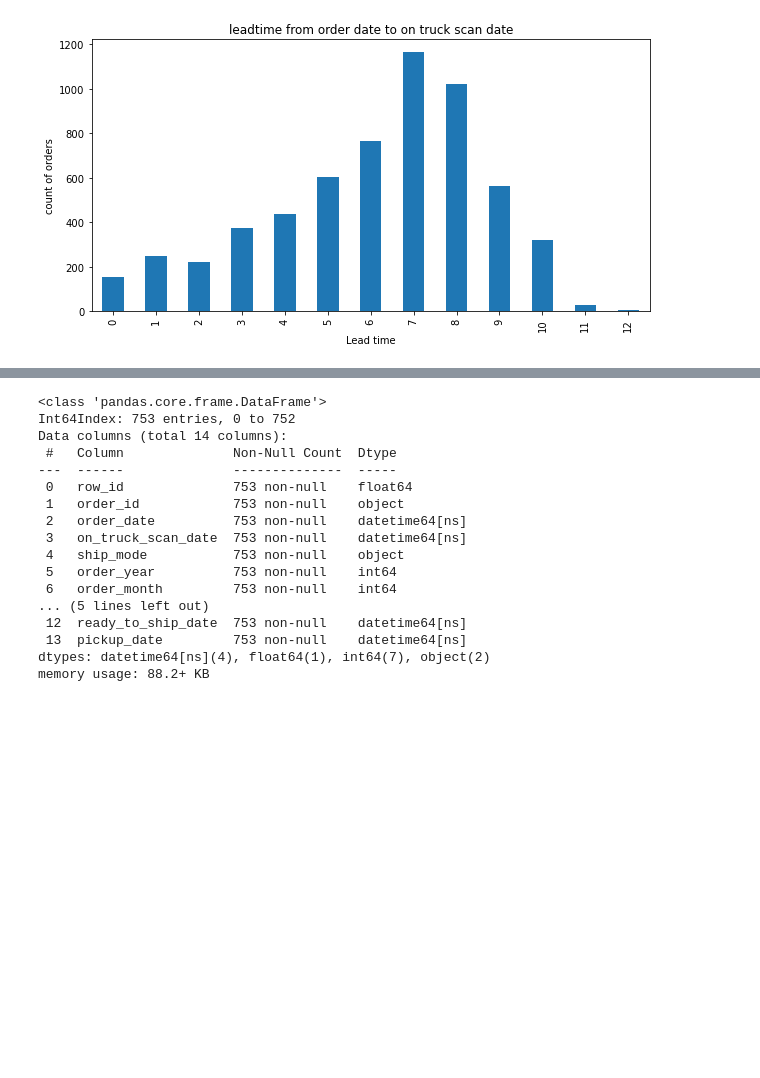
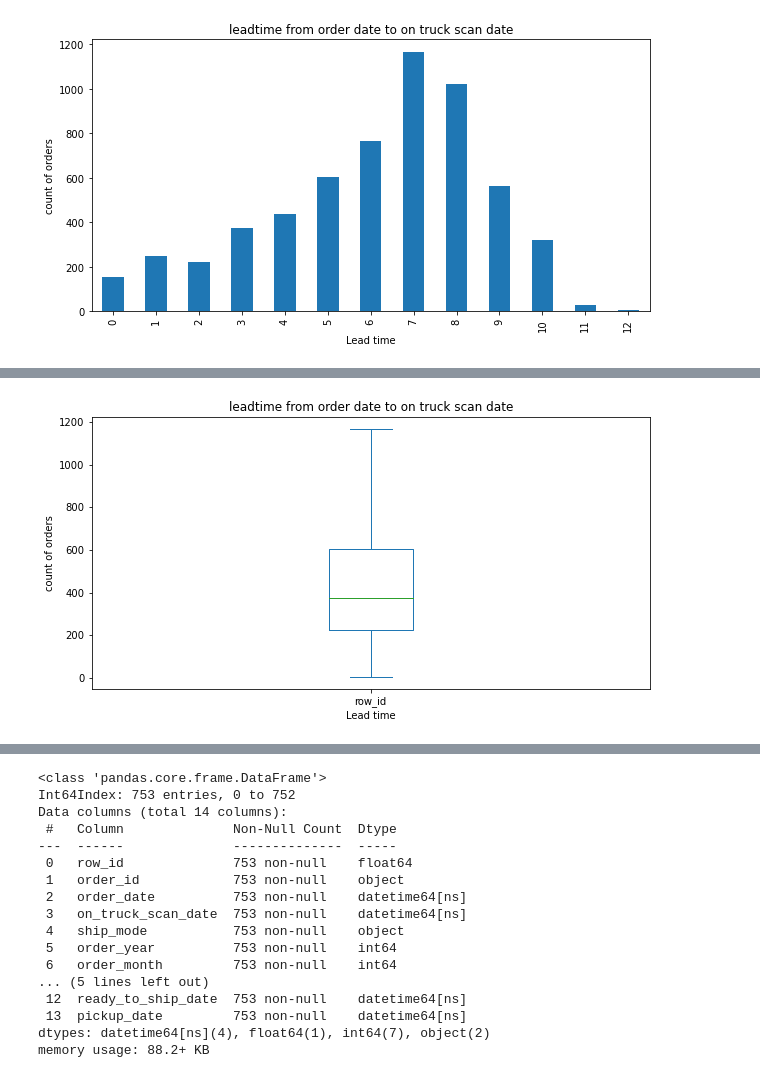
Before and after one commit to linapg/analysis_order_process_muesli_company, a Jupyter notebook: muesli_project.ipynb, the cells around one changed output, grey strips where cells are left out. Cells and saved outputs as stored; diff of their text form; code cells hidden in the pictures; blank space fills up the shorter version.

```diff
--- a/muesli_project.ipynb
+++ b/muesli_project.ipynb
@@ -307 +353,20 @@ ax.set_ylabel('count of orders');
+# %%
+#box plot for second kpi
+#here also it takes more than worse case scenario for the orders to be loaded on truck.
+#for more than half of orders it takes more that 6 days to be loaded on trucks.
+###it seems to be a problem in ready to ship process.
+#### in next step we want to see what happens from ready to ship date and on truck scan date.
+fig, ax = plt.subplots(figsize=(10,5))
+(
+    truck
+    .groupby('truck_day_dif')
+    .count()['row_id']
+    .plot.box()
+)
+ax.set_title('leadtime from order date to on truck scan date')
+
+ax.set_xlabel('Lead time');
+ax.set_ylabel('count of orders');
+# %% [output]
+[figure, added]
 # %%
```
Also changed, not shown: parts of 10 cells of this notebook.
